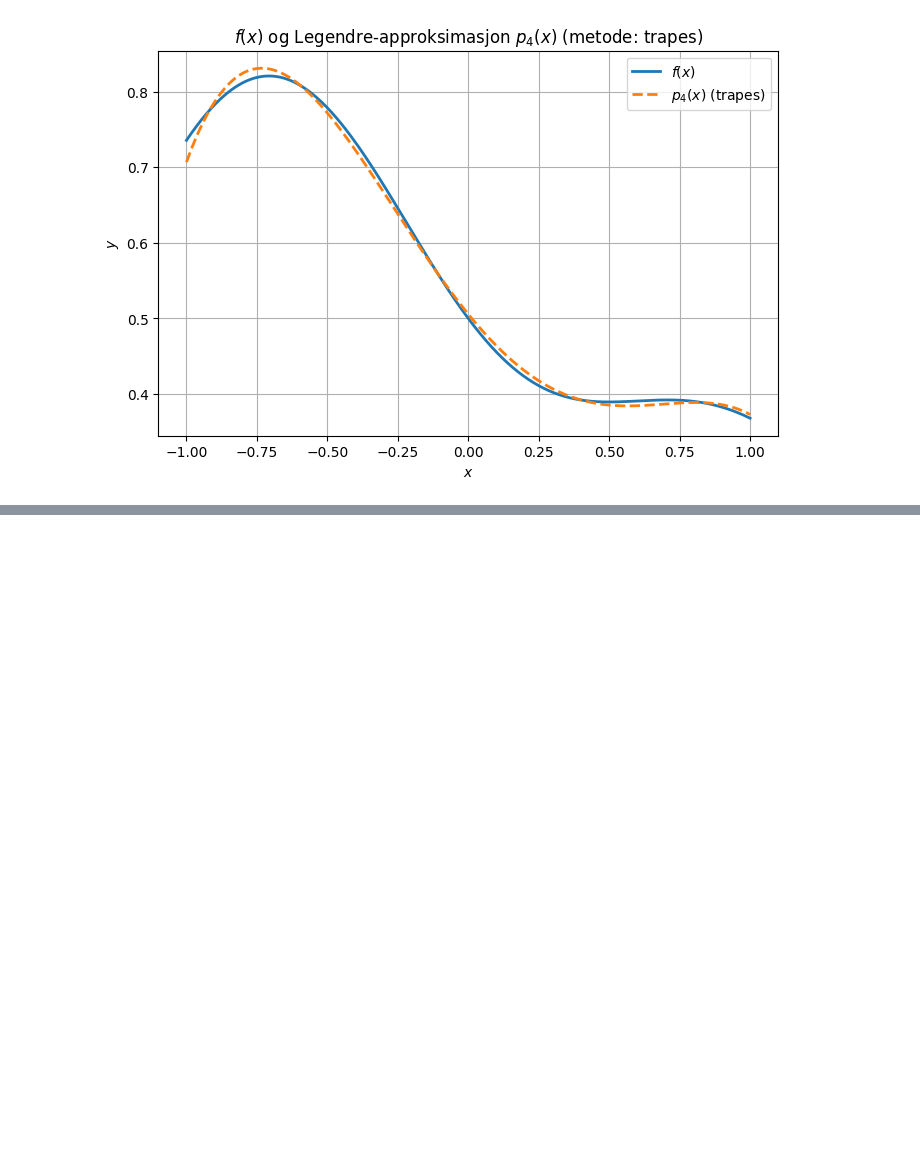
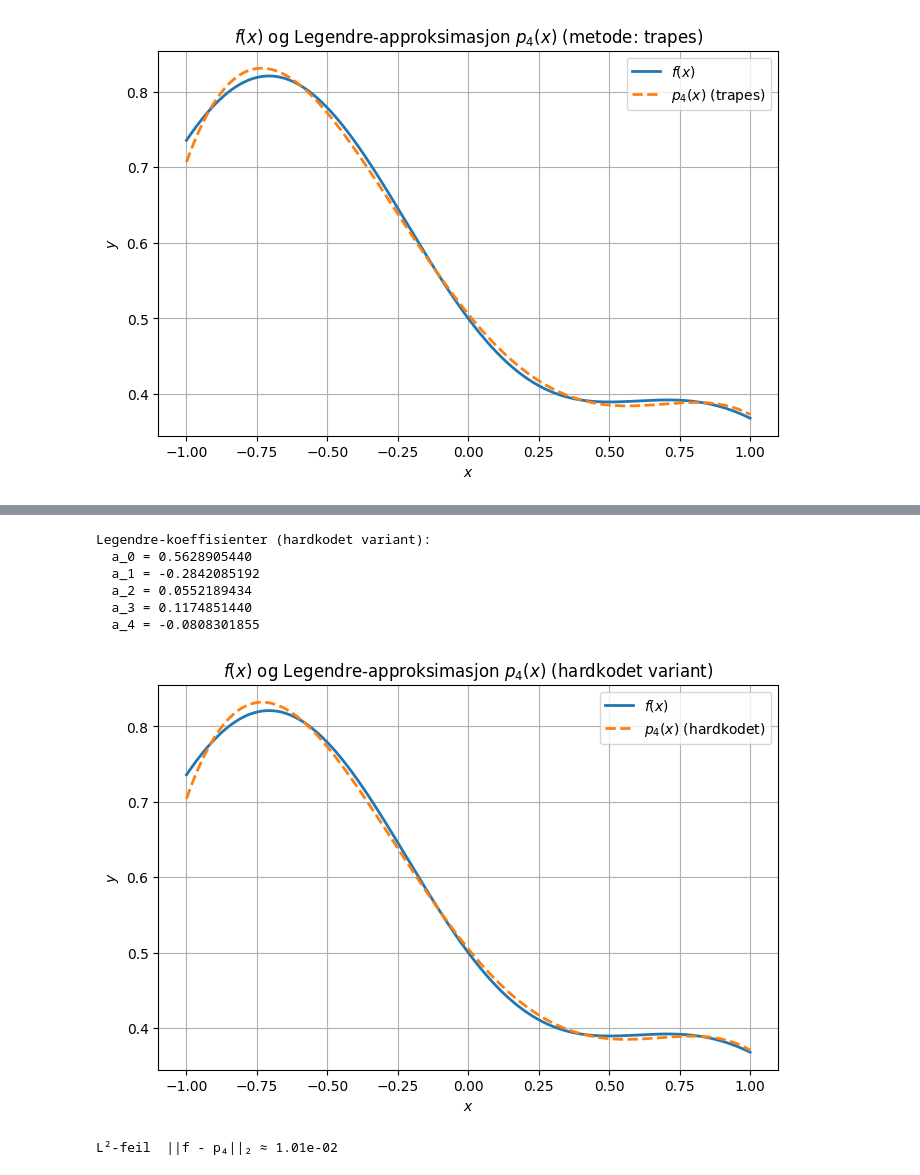
Before and after one commit to PerErikGronvik/avmod2026losning, a Jupyter notebook: avmodlosning2026/losning.ipynb, the cells around one changed output, grey strips where cells are left out. Saved outputs shown, nothing was run; the diff lists cells and outputs as text; code cells hidden in the pictures; blank space fills up the shorter version.

```diff
--- a/avmodlosning2026/losning.ipynb
+++ b/avmodlosning2026/losning.ipynb
@@ -311,0 +600,45 @@ Estimert L2-feil  ||f - p4||_2 approx 1.01e-02
+# %%
+# Koeffisienter algebraisk fra I_k (gjenbruker Del 1 — ingen ny integrasjon)
+a_uttrykk = np.zeros(5)
+a_uttrykk[0] = 1/2  * I[0]
+a_uttrykk[1] = 3/2  * I[1]
+a_uttrykk[2] = 5/4  * (3*I[2] - I[0])
+a_uttrykk[3] = 7/4  * (5*I[3] - 3*I[1])
+a_uttrykk[4] = 9/16 * (35*I[4] - 30*I[2] + 3*I[0])
+
+print('Legendre-koeffisienter (hardkodet variant):')
+for k in range(5):
+    print(f'  a_{k} = {a_uttrykk[k]:.10f}')
+
+# Legendre-polynomene som eksplisitte uttrykk
+xs_uttrykk = np.linspace(-1, 1, 1001)
+P0 = np.ones(xs_uttrykk.size)
+P1 = xs_uttrykk
+P2 = 0.5 * (3*xs_uttrykk**2 - 1)
+P3 = 0.5 * (5*xs_uttrykk**3 - 3*xs_uttrykk)
+P4 = (35*xs_uttrykk**4 - 30*xs_uttrykk**2 + 3) / 8
+
+p4_uttrykk = a_uttrykk[0]*P0 + a_uttrykk[1]*P1 + a_uttrykk[2]*P2 + a_uttrykk[3]*P3 + a_uttrykk[4]*P4
+
+fig_uttrykk, akse = plt.subplots(figsize=(8, 5))
+akse.plot(xs_uttrykk, f(xs_uttrykk), label='$f(x)$', linewidth=2)
+akse.plot(xs_uttrykk, p4_uttrykk, label='$p_4(x)$ (hardkodet)', linestyle='--', linewidth=2)
+akse.set_xlabel('$x$')
+akse.set_ylabel('$y$')
+akse.set_title('$f(x)$ og Legendre-approksimasjon $p_4(x)$ (hardkodet variant)')
+akse.legend()
+akse.grid()
+plt.show()
+
+steglengde = xs_uttrykk[1] - xs_uttrykk[0]
+l2_uttrykk = np.sqrt(steglengde * np.sum((f(xs_uttrykk) - p4_uttrykk)**2))
+print(f'L²-feil  ||f - p₄||₂ ≈ {l2_uttrykk:.2e}')
+# %% [output]
+Legendre-koeffisienter (hardkodet variant):
+  a_0 = 0.5628905440
+  a_1 = -0.2842085192
+  a_2 = 0.0552189434
+  a_3 = 0.1174851440
+  a_4 = -0.0808301855
+[figure, added]
+L²-feil  ||f - p₄||₂ ≈ 1.01e-02
```
Also changed, not shown: parts of 15 cells of this notebook, 4 other files.
